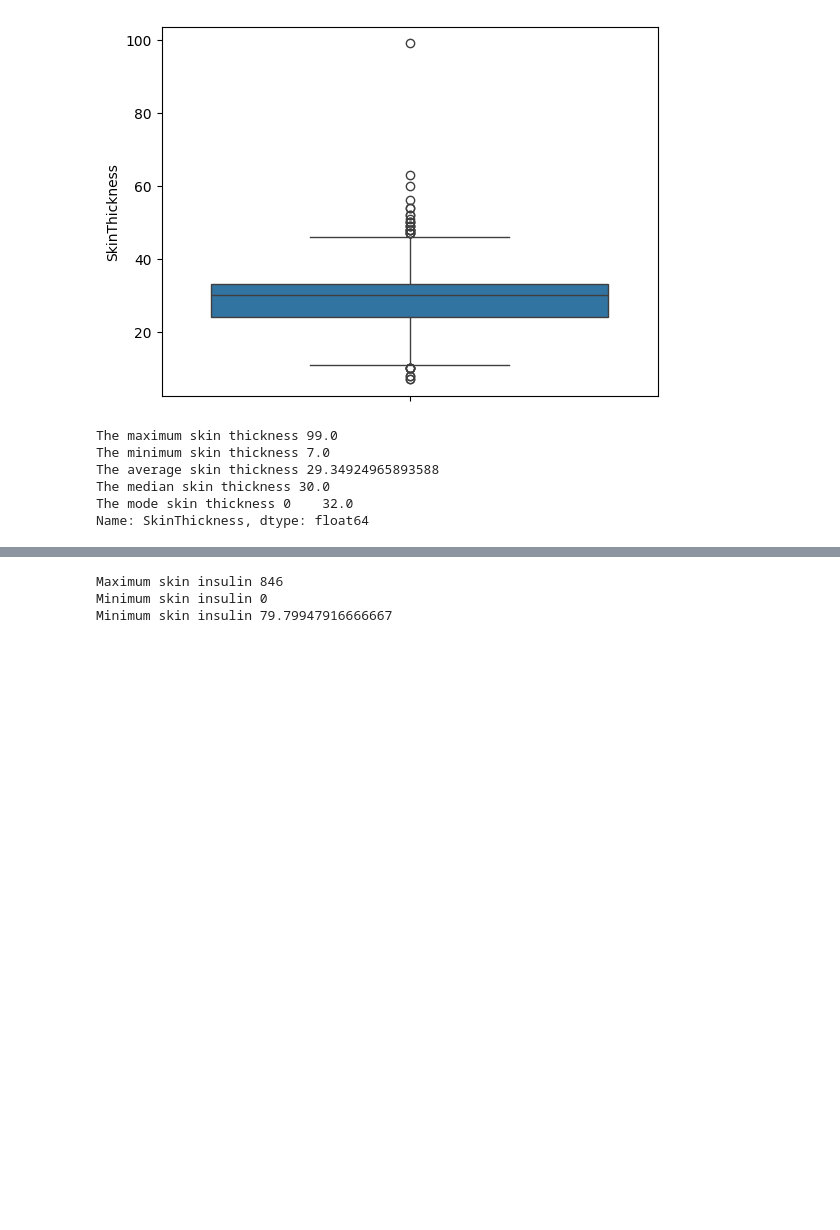
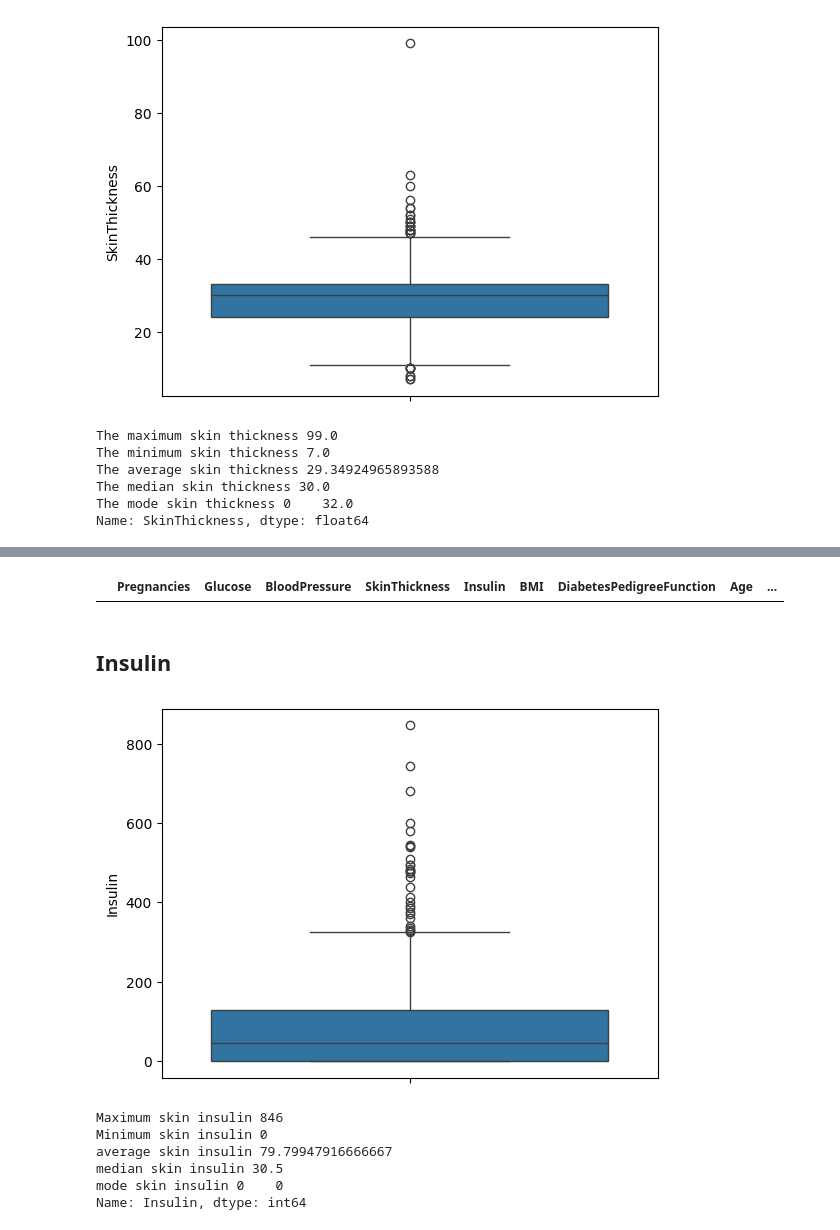
Before and after one commit to withabubaker/Diabetes-SupervisedLearning, a Jupyter notebook: Diabetes.ipynb, the cells around one changed output, grey strips where cells are left out. Saved outputs shown, nothing was run; the diff lists cells and outputs as text; code cells hidden in the pictures; blank space fills up the shorter version.

```diff
--- a/Diabetes.ipynb
+++ b/Diabetes.ipynb
@@ -375,0 +402,4 @@ Name: SkinThickness, dtype: float64
+# %%
+filtered_df = df_update3[df_update3['BMI'] > 0]
+median_BMI = filtered_df.groupby('AgeGroup', )['BMI'].median()
+median_BMI
@@ -376,8 +417,25 @@ Name: SkinThickness, dtype: float64
+# %%
+df_update3.loc[df_update3['BMI'] == 0, 'BMI'] = df_update3.loc[df_update3['BMI'] == 0, 'AgeGroup'].map(median_BMI)
+df_update3[df_update3['BMI'] == 0]
+# %% [output]
+|  | Pregnancies | Glucose | BloodPressure | SkinThickness | Insulin | BMI | DiabetesPedigreeFunction | Age | ... |
+# %% [markdown]
+## Insulin
+# %%
+sns.boxplot(data=df_update3, y='Insulin')
+plt.show()
+# %% [output]
+[figure, added]
 # %%
 print(f'Maximum skin insulin {df['Insulin'].max()}')
 print(f'Minimum skin insulin {df['Insulin'].min()}')
-print(f'Minimum skin insulin {df['Insulin'].mean()}')
+print(f'average skin insulin {df['Insulin'].mean()}')
+print(f'median skin insulin {df['Insulin'].median()}')
+print(f'mode skin insulin {df['Insulin'].mode()}')
 # %% [output]
 Maximum skin insulin 846
 Minimum skin insulin 0
-Minimum skin insulin 79.79947916666667
+average skin insulin 79.79947916666667
+median skin insulin 30.5
+mode skin insulin 0    0
+Name: Insulin, dtype: int64
```
Also changed, not shown: parts of 5 cells of this notebook.
